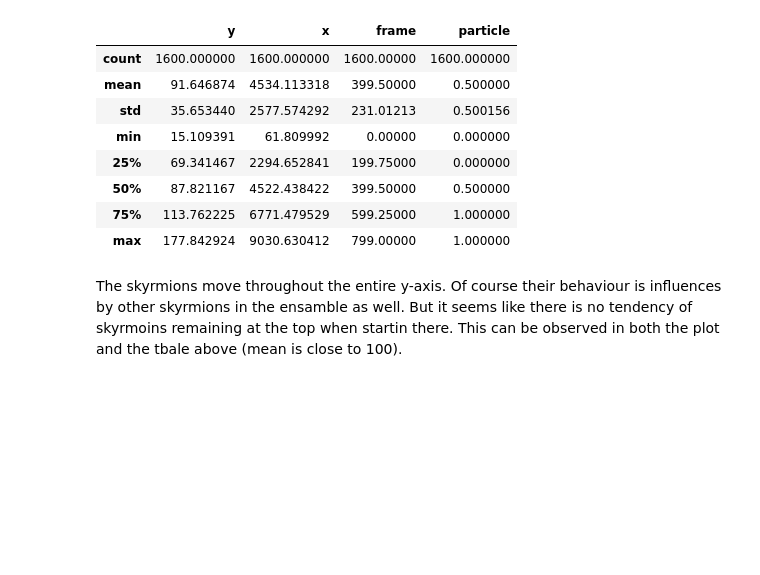
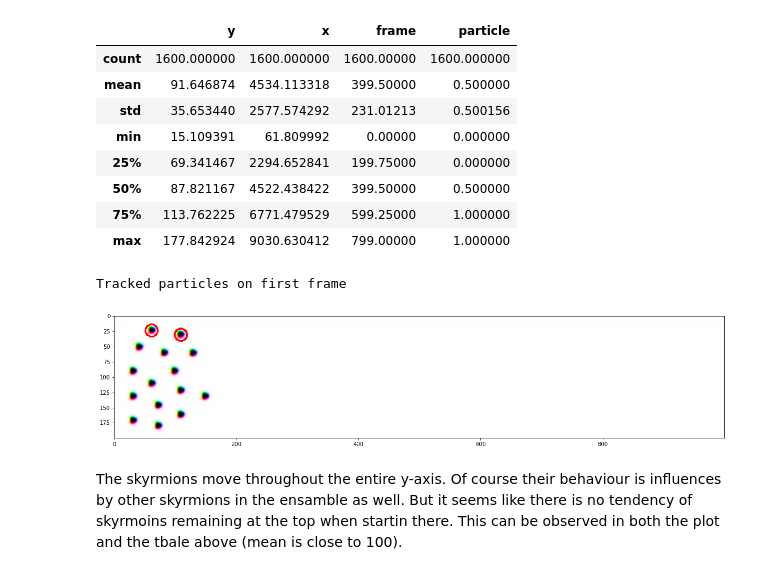
Before and after one commit to calvincbzhang/skyrmions-trajectory-prediction, a Jupyter notebook: linear_poly_regression.ipynb, the cells around one changed output. Cells and saved outputs as stored; diff of their text form; code cells hidden in the pictures; blank space fills up the shorter version.

```diff
--- a/linear_poly_regression.ipynb
+++ b/linear_poly_regression.ipynb
@@ -426,6 +447,11 @@ top.describe()
 | 50% | 87.821167 | 4522.438422 | 399.50000 | 0.500000 |
 | 75% | 113.762225 | 6771.479529 | 599.25000 | 1.000000 |
 | max | 177.842924 | 9030.630412 | 799.00000 | 1.000000 |
+# %%
+show_tracked(top)
+# %% [output]
+Tracked particles on first frame
+[figure, added]
 # %% [markdown]
 The skyrmions move throughout the entire y-axis. Of course their behaviour is influences by other skyrmions in the ensamble as well. But it seems like there is no tendency of skyrmoins remaining at the top when startin there. This can be observed in both the plot and the tbale above (mean is close to 100).
 # %%
```
Also changed, not shown: parts of 43 cells of this notebook.
